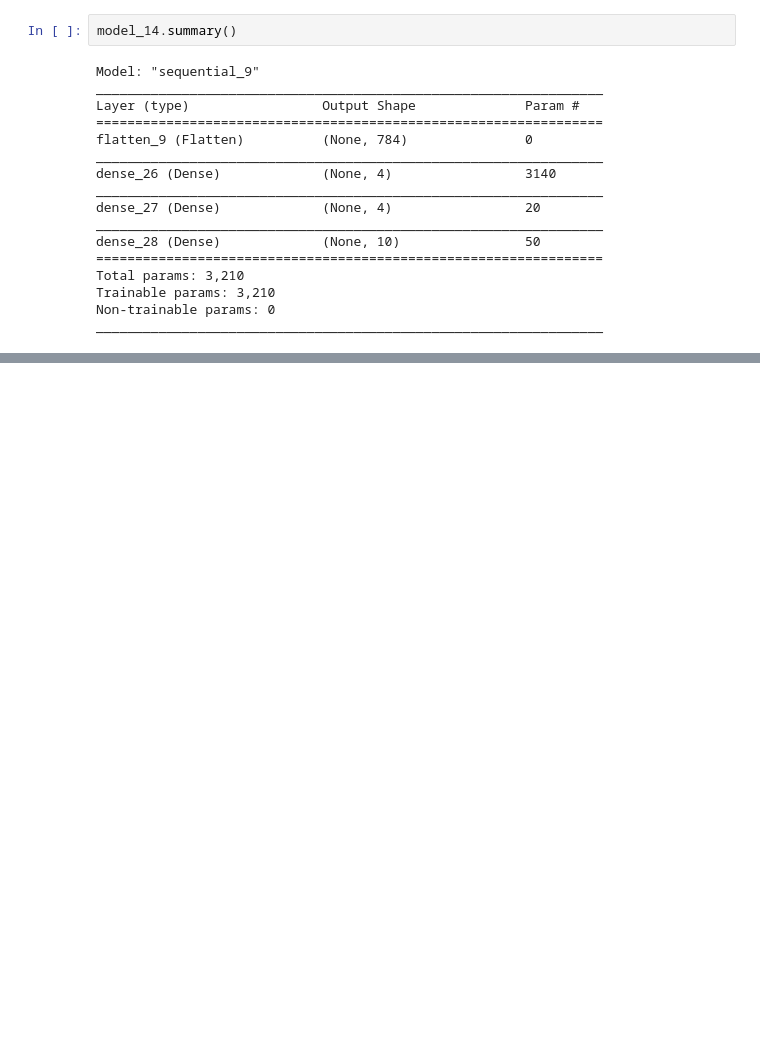
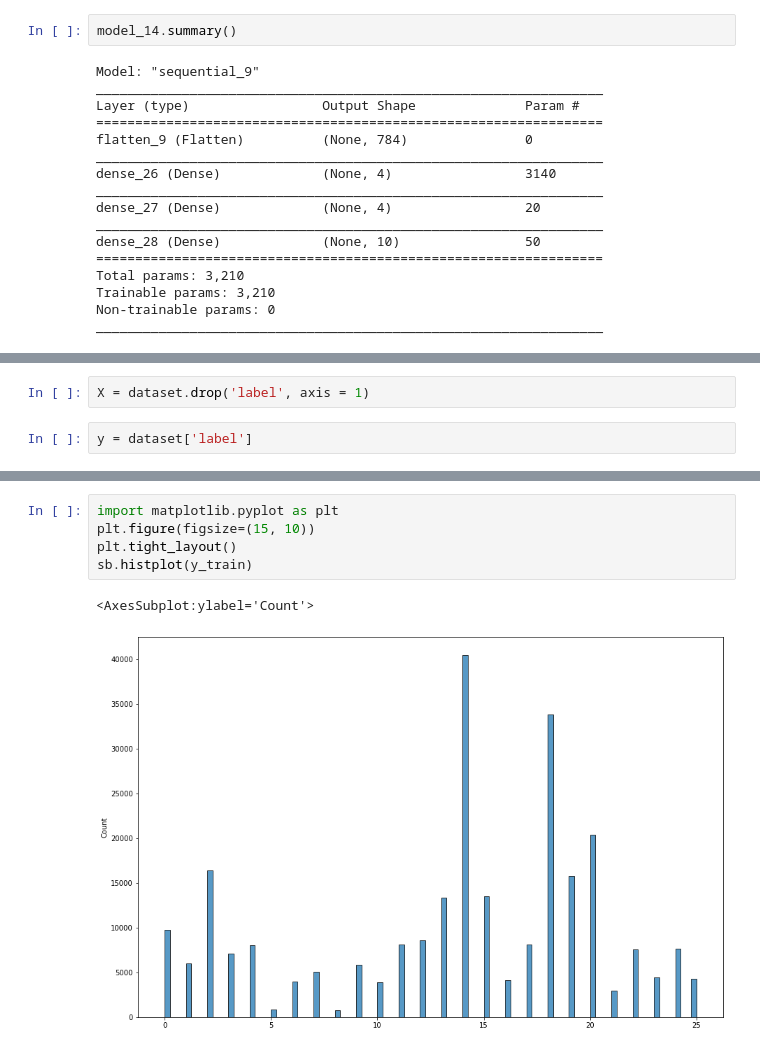
Before and after one commit to Goyalscode/Character-Recognition-Using-DL, a Jupyter notebook: learning_concepts_practice/practice.ipynb, the cells around one changed output, grey strips where cells are left out. Cells and saved outputs as stored; diff of their text form; blank space fills up the shorter version.

```diff
--- a/learning_concepts_practice/practice.ipynb
+++ b/learning_concepts_practice/practice.ipynb
@@ -5209,0 +5322,4 @@ _________________________________________________________________
+# %%
+X = dataset.drop('label', axis = 1)
+# %%
+y = dataset['label']
@@ -5209,0 +5465,8 @@ _________________________________________________________________
+# %%
+import matplotlib.pyplot as plt
+plt.figure(figsize=(15, 10))
+plt.tight_layout()
+sb.histplot(y_train)
+# %% [output]
+<AxesSubplot:ylabel='Count'>
+[figure, added]
```
Also changed, not shown: parts of 64 cells of this notebook, 8 other files.
